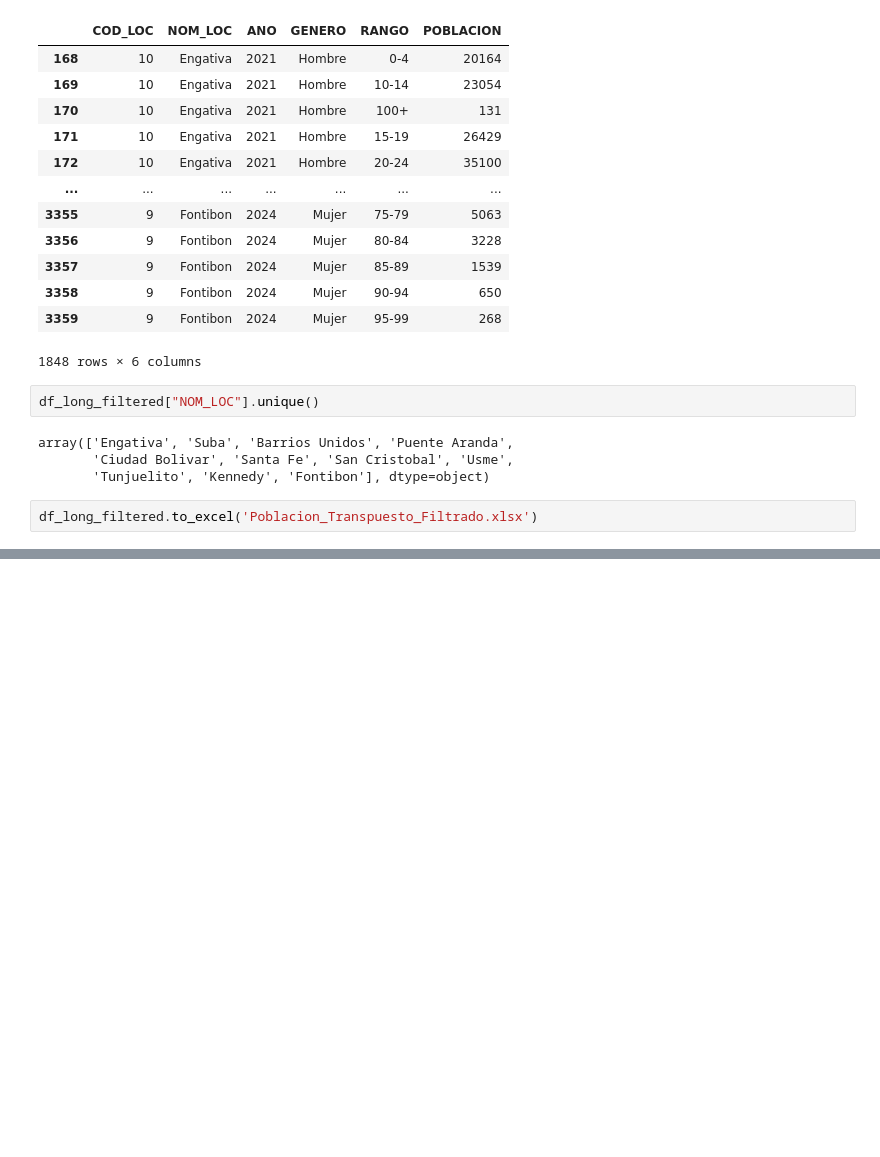
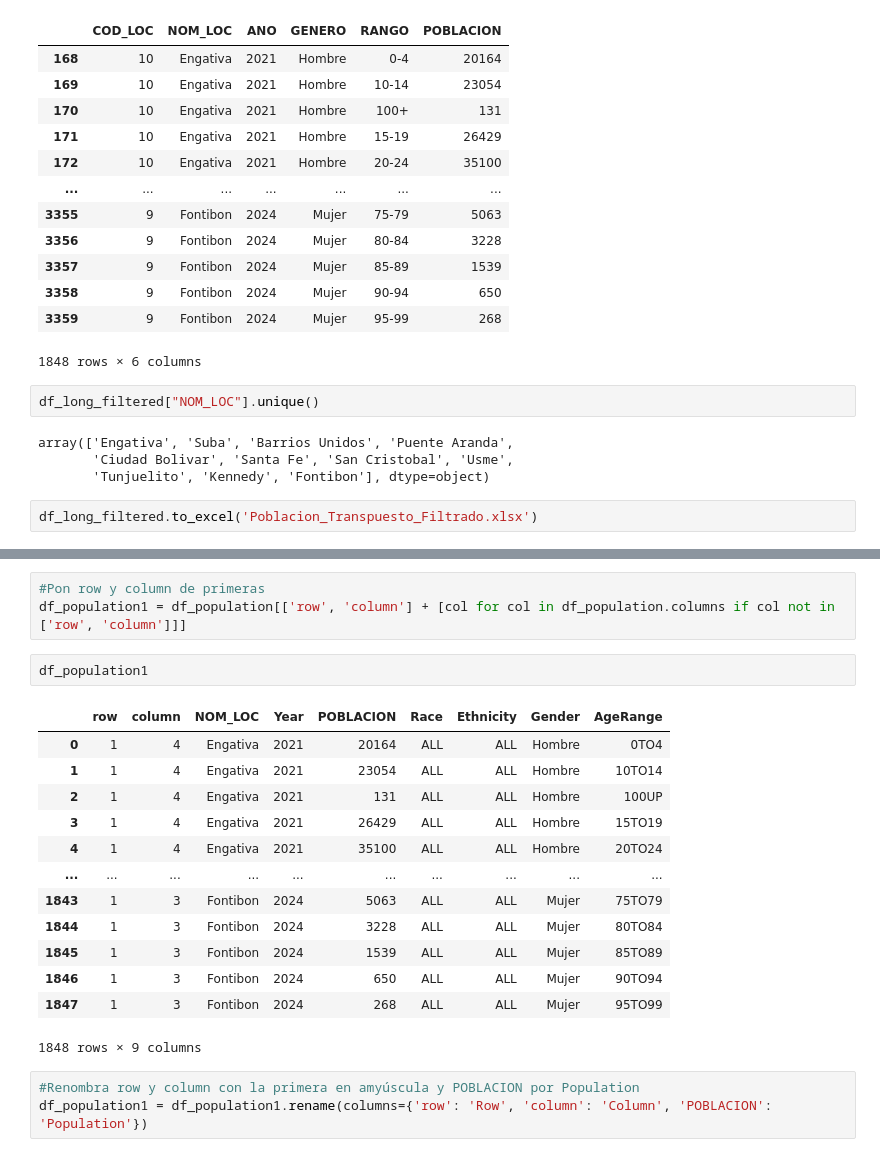
Before and after one commit to Sxmuu/TG-Samuel-P, a Jupyter notebook: Scripts/Python/Notebooks/Database/Transposición_Población.ipynb, the cells around one changed output, grey strips where cells are left out. Saved outputs shown, nothing was run; the diff lists cells and outputs as text; blank space fills up the shorter version.

```diff
--- a/Scripts/Python/Notebooks/Database/Transposición_Población.ipynb
+++ b/Scripts/Python/Notebooks/Database/Transposición_Población.ipynb
@@ -152,0 +319,22 @@ df_long_filtered.to_excel('Poblacion_Transpuesto_Filtrado.xlsx')
+# %%
+#Pon row y column de primeras
+df_population1 = df_population[['row', 'column'] + [col for col in df_population.columns if col not in ['row', 'column']]]
+# %%
+df_population1
+# %% [output]
+|  | row | column | NOM_LOC | Year | POBLACION | Race | Ethnicity | Gender | AgeRange |
+| 0 | 1 | 4 | Engativa | 2021 | 20164 | ALL | ALL | Hombre | 0TO4 |
+| 1 | 1 | 4 | Engativa | 2021 | 23054 | ALL | ALL | Hombre | 10TO14 |
+| 2 | 1 | 4 | Engativa | 2021 | 131 | ALL | ALL | Hombre | 100UP |
+| 3 | 1 | 4 | Engativa | 2021 | 26429 | ALL | ALL | Hombre | 15TO19 |
+| 4 | 1 | 4 | Engativa | 2021 | 35100 | ALL | ALL | Hombre | 20TO24 |
+| ... | ... | ... | ... | ... | ... | ... | ... | ... | ... |
+| 1843 | 1 | 3 | Fontibon | 2024 | 5063 | ALL | ALL | Mujer | 75TO79 |
+| 1844 | 1 | 3 | Fontibon | 2024 | 3228 | ALL | ALL | Mujer | 80TO84 |
+| 1845 | 1 | 3 | Fontibon | 2024 | 1539 | ALL | ALL | Mujer | 85TO89 |
+| 1846 | 1 | 3 | Fontibon | 2024 | 650 | ALL | ALL | Mujer | 90TO94 |
+| 1847 | 1 | 3 | Fontibon | 2024 | 268 | ALL | ALL | Mujer | 95TO99 |
+1848 rows × 9 columns
+# %%
+#Renombra row y column con la primera en amyúscula y POBLACION por Population
+df_population1 = df_population1.rename(columns={'row': 'Row', 'column': 'Column', 'POBLACION': 'Population'})
```
Also changed, not shown: parts of 17 cells of this notebook, 2 other files.
